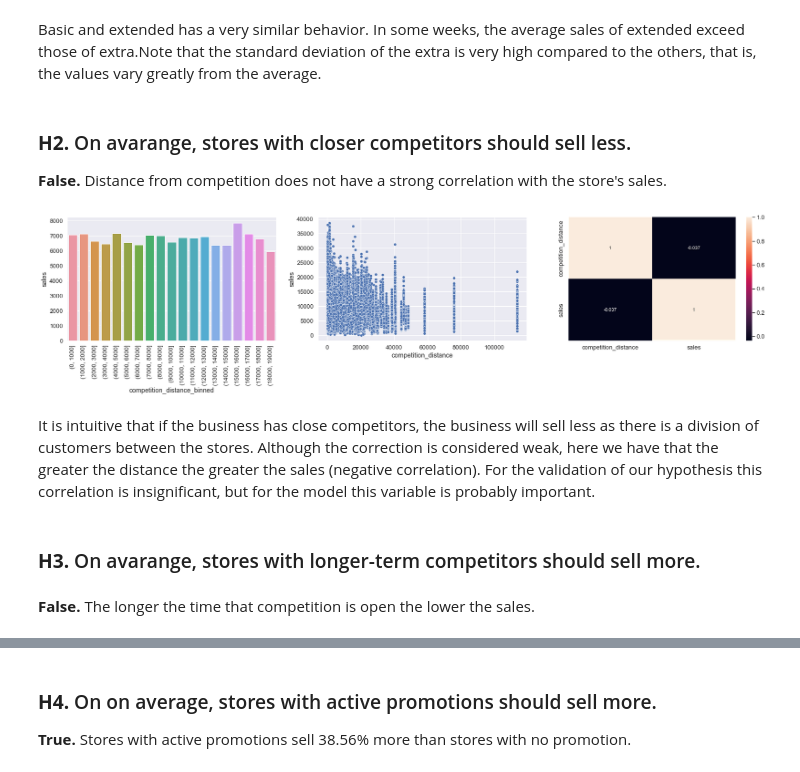
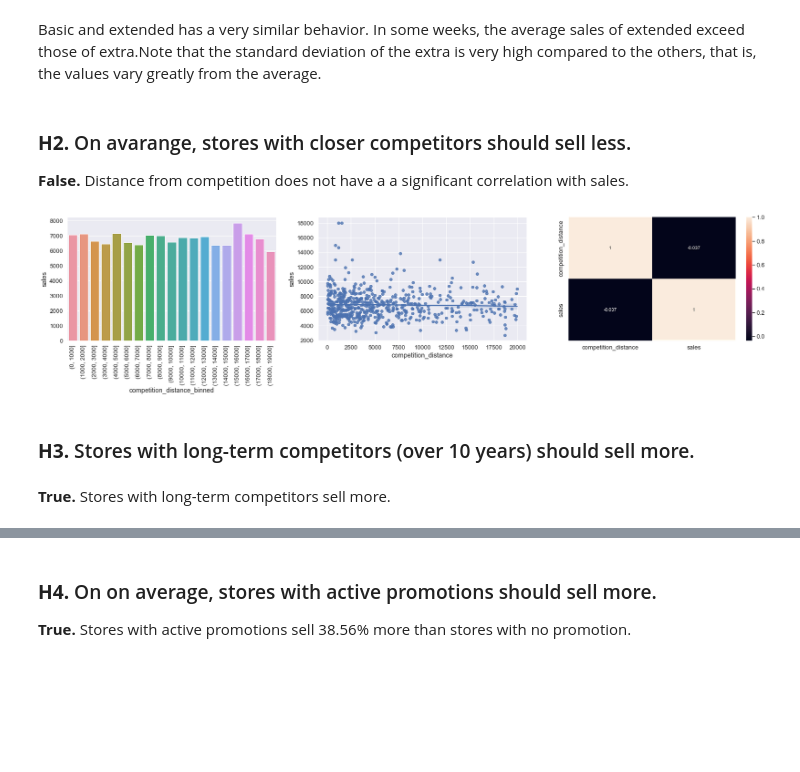
Before and after one commit to anaclaudialemos/drugstore_sales_prediction, a Jupyter notebook: drugstore_sales_prediction.ipynb, the cells around one changed output, grey strips where cells are left out. Saved outputs shown, nothing was run; the diff lists cells and outputs as text; code cells hidden in the pictures; blank space fills up the shorter version.

Commit message:
Exploratory data analysis

```diff
--- a/drugstore_sales_prediction.ipynb
+++ b/drugstore_sales_prediction.ipynb
@@ -575,32 +575,30 @@ plt.xticks(rotation=90);
 Basic and extended has a very similar behavior. In some weeks, the average sales of extended exceed those of extra.Note that the standard deviation of the extra is very high compared to the others, that is, the values vary greatly from the average.
 # %% [markdown]
 ### **H2.** On avarange, stores with closer competitors should sell less.
-**False.** Distance from competition does not have a strong correlation with the store's sales.
+**False.** Distance from competition does not have a a significant correlation with sales.
 # %%
 aux1 = df4[['competition_distance', 'sales']].groupby('competition_distance').mean().reset_index()
 
 bins = list(np.arange(0, 20000, 1000))
 aux1['competition_distance_binned'] = pd.cut(aux1['competition_distance'], bins=bins)
 
 aux2 = aux1[['competition_distance_binned', 'sales']].groupby('competition_distance_binned').mean().reset_index()
 
 plt.figure(figsize= (28, 5))
 
 plt.subplot(1, 3, 1)
 sns.barplot(x = 'competition_distance_binned', y='sales', data=aux2)
 plt.xticks(rotation=90)
 
 plt.subplot(1, 3, 2)
-sns.scatterplot(x='competition_distance', y='sales', data=df4)
+aux3 = aux1[aux1['competition_distance'] <= 20000]         # for better visualization (there are few values after 20000)
+sns.regplot(x='competition_distance', y='sales', data=aux3)
 
 plt.subplot(1, 3, 3)
 sns.heatmap(aux1.corr(method='pearson'), annot=True);
 # %% [output]
-[figure, old version]
+[figure, new version]
-# %% [markdown]
-It is intuitive that if the business has close competitors, the business will sell less as there is a division of customers between the stores. Although the correction is considered weak, here we have that the greater the distance the greater the sales (negative correlation).
-For the validation of our hypothesis this correlation is insignificant, but for the model this variable is probably important.
 # %% [markdown]
-### **H3.** On avarange, stores with longer-term competitors should sell more.
+### **H3.** Stores with long-term competitors (over 10 years) should sell more.
 # %% [markdown]
-**False.** The longer the time that competition is open the lower the sales.
+**True.** Stores with long-term competitors sell more.
```
Also changed, not shown: parts of 50 cells of this notebook.
